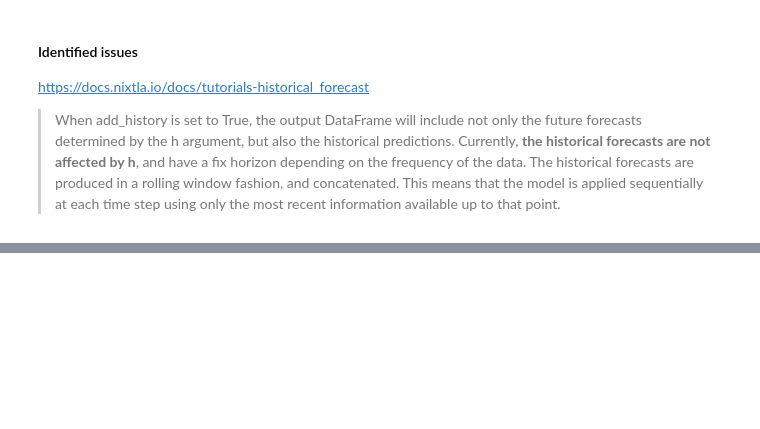
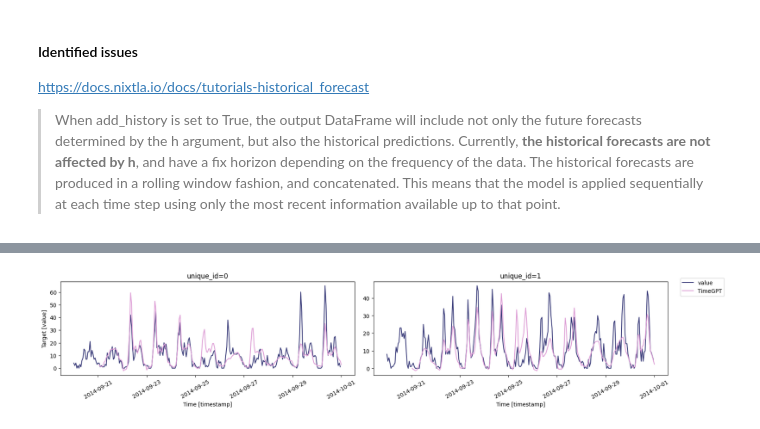
Before and after one commit to anitagraser/ST-ResNet, a Jupyter notebook: experiment.ipynb, the cells around one changed output, grey strips where cells are left out. Saved outputs shown, nothing was run; the diff lists cells and outputs as text; code cells hidden in the pictures; blank space fills up the shorter version.

```diff
--- a/experiment.ipynb
+++ b/experiment.ipynb
@@ -487,0 +545,40 @@ https://docs.nixtla.io/docs/tutorials-historical_forecast
+# %%
+def backtest_forecasting(df, start_timestamp, horizon):
+    """
+    Backtest a time forecasting model by iteratively making forecasts at fixed intervals.
+
+    :param df: DataFrame with time series data (must contain 'timestamp' and 'value')
+    :param start_timestamp: The timestamp from which to start the backtesting process
+    :param horizon: Forecasting horizon (number of time steps to forecast at each iteration)
+
+    :return: A DataFrame with concatenated forecasts
+    """
+
+    # Ensure timestamp is in datetime format
+    df['timestamp'] = pd.to_datetime(df['timestamp'])
+
+    all_forecasts = []
+    current_timestamp = start_timestamp
+
+    print(f'current: {current_timestamp}')
+    print(f'max: {df['timestamp'].max()}')
+
+    while current_timestamp < df['timestamp'].max():
+        # Filter the data up to the current timestamp
+
+        print(f'current: {current_timestamp}')
+        df_subset = df[df['timestamp'] <= current_timestamp]
+
+        # Make a forecast using the model
+        forecast_df = nixtla_client.forecast(df=df_subset, h=horizon, freq='h', time_col='timestamp', target_col='value')
+
+        # Append the results
+        all_forecasts.append(forecast_df)
+
+        # Move to the next forecasting window
+        current_timestamp += pd.Timedelta(hours=horizon)
+
+    # Concatenate all forecasts into a single DataFrame
+    return pd.concat(all_forecasts, ignore_index=True)
+# %%
+timegpt_fcst_df_backtest = backtest_forecasting(df, datetime(2014,9,21), 24)
@@ -487,0 +619,4 @@ https://docs.nixtla.io/docs/tutorials-historical_forecast
+# %%
+nixtla_client.plot(df, timegpt_fcst_df_backtest, time_col='timestamp', target_col='value', max_insample_length=24*11)
+# %% [output]
+[figure, added]
```
Also changed, not shown: parts of 24 cells of this notebook, 4 other files.
